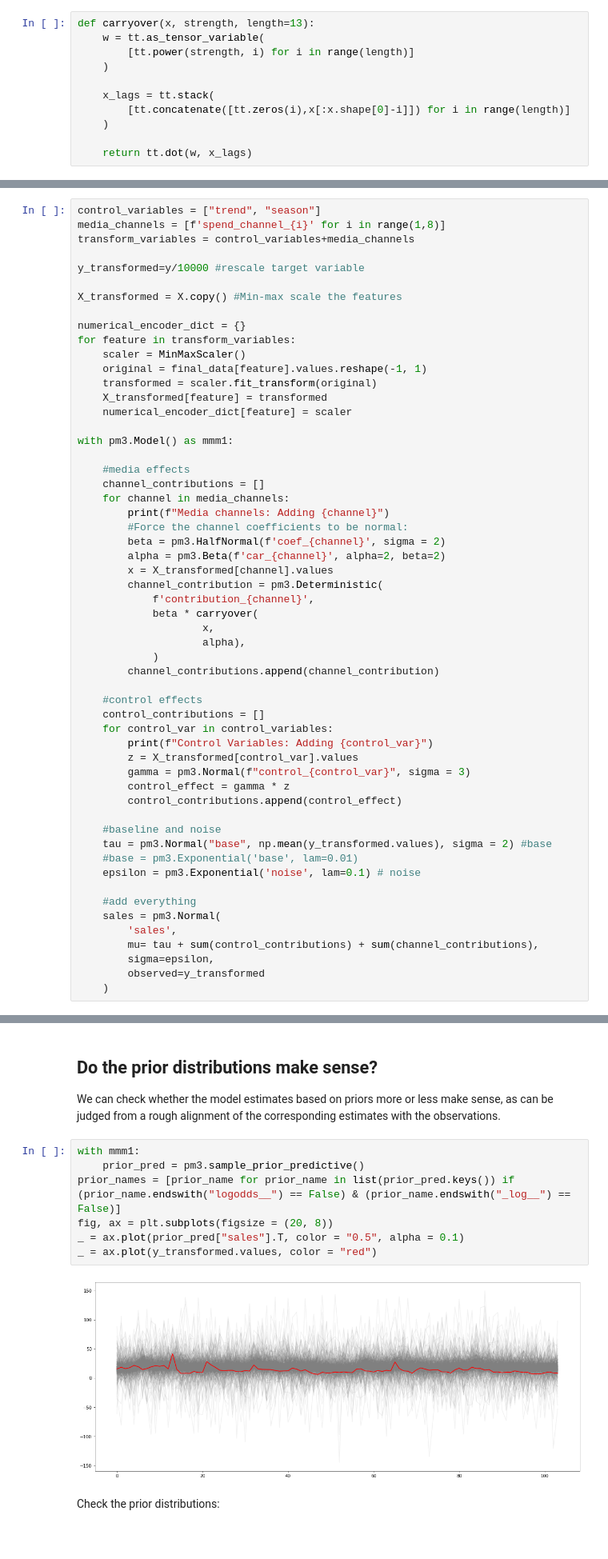
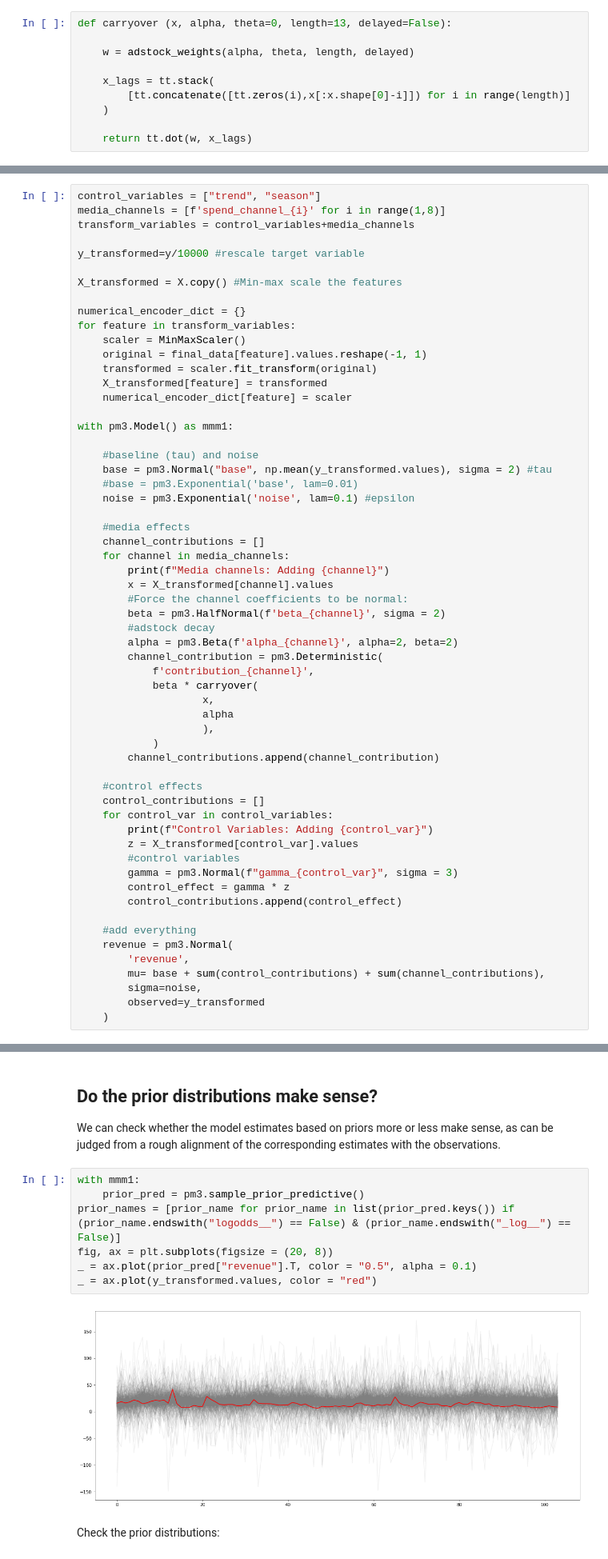
Before and after one commit to OnurKerimoglu/bayesian_mmm, a Jupyter notebook: examples/bayesian_mmm_example_enhanced_newdataset.ipynb, the cells around one changed output, grey strips where cells are left out. Shown at 80% size. Cells and saved outputs as stored; diff of their text form.

```diff
--- a/examples/bayesian_mmm_example_enhanced_newdataset.ipynb
+++ b/examples/bayesian_mmm_example_enhanced_newdataset.ipynb
@@ -115,8 +137,7 @@ where, $w_m$ describes the weight of the effect on each time step $l$, that last
 # %%
-def carryover(x, strength, length=13):
-    w = tt.as_tensor_variable(
-        [tt.power(strength, i) for i in range(length)]
-    )
+def carryover (x, alpha, theta=0, length=13, delayed=False):
+
+    w = adstock_weights(alpha, theta, length, delayed)
 
     x_lags = tt.stack(
         [tt.concatenate([tt.zeros(i),x[:x.shape[0]-i]]) for i in range(length)]
@@ -152,19 +173,26 @@ for feature in transform_variables:
 
 with pm3.Model() as mmm1:
 
+    #baseline (tau) and noise
+    base = pm3.Normal("base", np.mean(y_transformed.values), sigma = 2) #tau
+    #base = pm3.Exponential('base', lam=0.01)
+    noise = pm3.Exponential('noise', lam=0.1) #epsilon
+
     #media effects
     channel_contributions = []
     for channel in media_channels:
         print(f"Media channels: Adding {channel}")
+        x = X_transformed[channel].values
         #Force the channel coefficients to be normal:
-        beta = pm3.HalfNormal(f'coef_{channel}', sigma = 2)
-        alpha = pm3.Beta(f'car_{channel}', alpha=2, beta=2)
-        x = X_transformed[channel].values
+        beta = pm3.HalfNormal(f'beta_{channel}', sigma = 2)
+        #adstock decay
+        alpha = pm3.Beta(f'alpha_{channel}', alpha=2, beta=2)
         channel_contribution = pm3.Deterministic(
             f'contribution_{channel}',
             beta * carryover(
                     x,
-                    alpha),
+                    alpha
+                    ),
             )
         channel_contributions.append(channel_contribution)
 
@@ -173,20 +201,16 @@ with pm3.Model() as mmm1:
     for control_var in control_variables:
         print(f"Control Variables: Adding {control_var}")
         z = X_transformed[control_var].values
-        gamma = pm3.Normal(f"control_{control_var}", sigma = 3)
+        #control variables
+        gamma = pm3.Normal(f"gamma_{control_var}", sigma = 3)
         control_effect = gamma * z
         control_contributions.append(control_effect)
 
-    #baseline and noise
-    tau = pm3.Normal("base", np.mean(y_transformed.values), sigma = 2) #base
-    #base = pm3.Exponential('base', lam=0.01)
-    epsilon = pm3.Exponential('noise', lam=0.1) # noise
-
     #add everything
-    sales = pm3.Normal(
-        'sales',
-        mu= tau + sum(control_contributions) + sum(channel_contributions),
-        sigma=epsilon,
+    revenue = pm3.Normal(
+        'revenue',
+        mu= base + sum(control_contributions) + sum(channel_contributions),
+        sigma=noise,
         observed=y_transformed
     )
 # %% [output]
@@ -206,12 +230,12 @@ We can check whether the model estimates based on priors more or less make sense
 # %%
 with mmm1:
     prior_pred = pm3.sample_prior_predictive()
 prior_names = [prior_name for prior_name in list(prior_pred.keys()) if (prior_name.endswith("logodds__") == False) & (prior_name.endswith("_log__") == False)]
 fig, ax = plt.subplots(figsize = (20, 8))
-_ = ax.plot(prior_pred["sales"].T, color = "0.5", alpha = 0.1)
+_ = ax.plot(prior_pred["revenue"].T, color = "0.5", alpha = 0.1)
 _ = ax.plot(y_transformed.values, color = "red")
 # %% [output]
-[figure, old version]
+[figure, new version]
 # %% [markdown]
 Check the prior distributions:
 # %%
```
Also changed, not shown: parts of 13 cells of this notebook.
